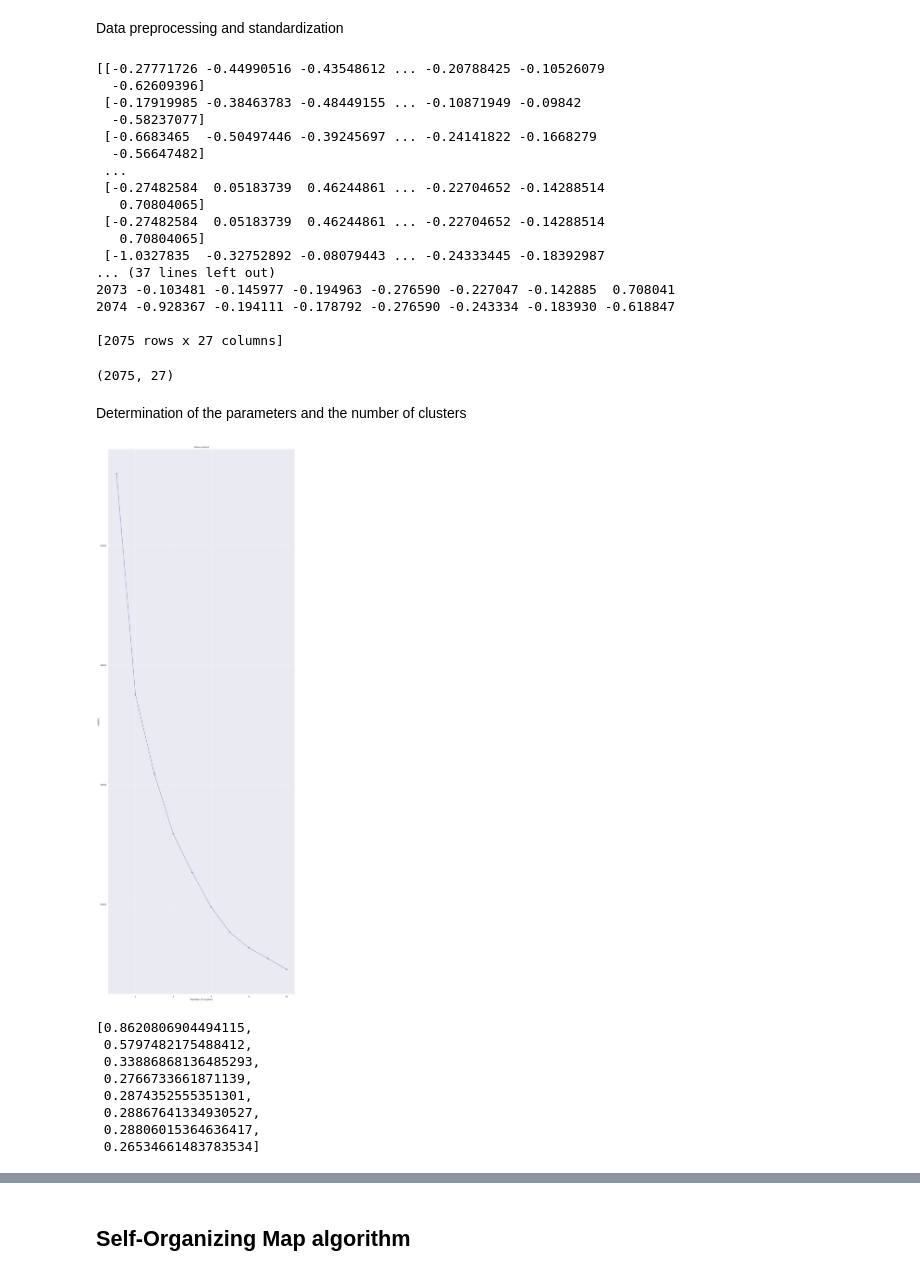
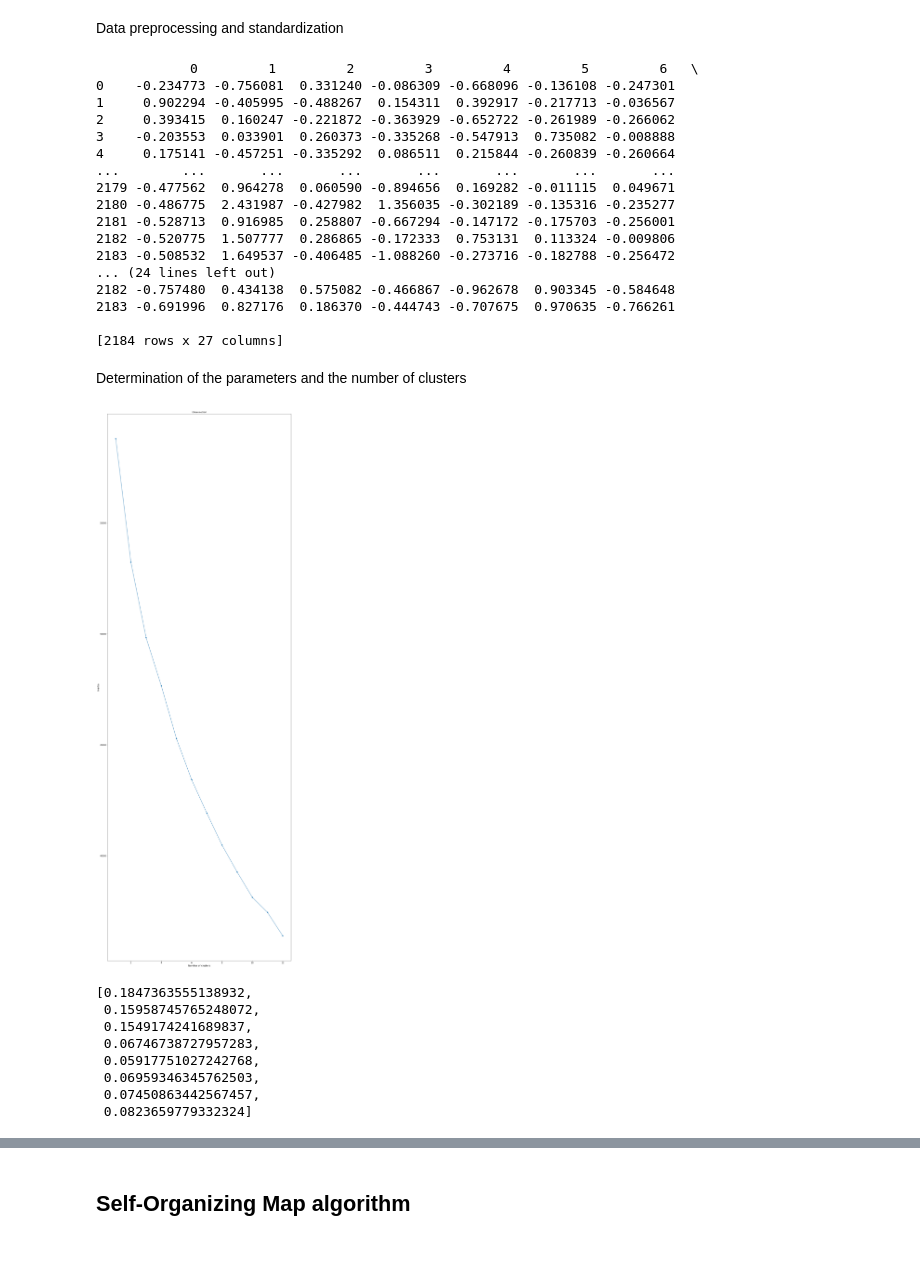
Before and after one commit to axellebersier/Urban_data_mining, a Jupyter notebook: Data_description_2020.ipynb, the cells around one changed output, grey strips where cells are left out. Drawn from its saved outputs; the diff is of its cells as text; code cells hidden in the pictures.

```diff
--- a/Data_description_2020.ipynb
+++ b/Data_description_2020.ipynb
@@ -46,8 +46,8 @@ def save_fig(fig_id, tight_layout=True, fig_extension="png", resolution=300):
 # %%
 import pandas as pd
 
-url_2020 = 'https://github.com/axellebersier/Urban_data_mining/raw/main/Data/c_2020_merged.xlsx'
-df_2020 = pd.read_excel(url_2020, engine='openpyxl')
+url = 'https://github.com/axellebersier/Urban_data_mining/blob/main/Data/data_2020_finale.xlsx?raw=true'
+df_2020 = pd.read_excel(url)
 # %% [markdown]
 
 ##Data Description 2020
@@ -88,0 +91,4 @@ weights_pop = df_2020.iloc[:, 8].tolist()  # extract the ninth column as weights
+# %%
+print(df_2020.columns)
+df_2020.drop('Population', axis=1, inplace=True)
+df_2020.drop('surface_polygone', axis=1, inplace=True)
@@ -99,2 +127,3 @@ df_2020.head()
 # %%
-df_2020 =  df_2020.iloc[:,2:29]
+df_2020 =  df_2020.iloc[:,2:]
+df_2020
@@ -152,69 +176,68 @@ from sklearn.preprocessing import StandardScaler
 Data preprocessing and standardization
 # %%
 from sklearn.preprocessing import StandardScaler
+nostdf_2020 = df_2020
 scaler = StandardScaler()
-stdf_2020 = scaler.fit_transform(stdf_2020)
-print(stdf_2020)
+stdf_2020 = scaler.fit_transform(df_2020)
 df_2020 = pd.DataFrame(stdf_2020)
 print(df_2020)
-df_2020.to_csv('data_standardized', index = False, sep='\t')
-df_2020.shape
 # %% [output]
-[[-0.27771726 -0.44990516 -0.43548612 ... -0.20788425 -0.10526079
-  -0.62609396]
- [-0.17919985 -0.38463783 -0.48449155 ... -0.10871949 -0.09842
-  -0.58237077]
- [-0.6683465  -0.50497446 -0.39245697 ... -0.24141822 -0.1668279
-  -0.56647482]
- ...
- [-0.27482584  0.05183739  0.46244861 ... -0.22704652 -0.14288514
-   0.70804065]
- [-0.27482584  0.05183739  0.46244861 ... -0.22704652 -0.14288514
-   0.70804065]
- [-1.0327835  -0.32752892 -0.08079443 ... -0.24333445 -0.18392987
-... (37 lines left out)
-2073 -0.103481 -0.145977 -0.194963 -0.276590 -0.227047 -0.142885  0.708041
-2074 -0.928367 -0.194111 -0.178792 -0.276590 -0.243334 -0.183930 -0.618847
+            0         1         2         3         4         5         6   \
+0    -0.234773 -0.756081  0.331240 -0.086309 -0.668096 -0.136108 -0.247301
+1     0.902294 -0.405995 -0.488267  0.154311  0.392917 -0.217713 -0.036567
+2     0.393415  0.160247 -0.221872 -0.363929 -0.652722 -0.261989 -0.266062
+3    -0.203553  0.033901  0.260373 -0.335268 -0.547913  0.735082 -0.008888
+4     0.175141 -0.457251 -0.335292  0.086511  0.215844 -0.260839 -0.260664
+...        ...       ...       ...       ...       ...       ...       ...
+2179 -0.477562  0.964278  0.060590 -0.894656  0.169282 -0.011115  0.049671
+2180 -0.486775  2.431987 -0.427982  1.356035 -0.302189 -0.135316 -0.235277
+2181 -0.528713  0.916985  0.258807 -0.667294 -0.147172 -0.175703 -0.256001
+2182 -0.520775  1.507777  0.286865 -0.172333  0.753131  0.113324 -0.009806
+2183 -0.508532  1.649537 -0.406485 -1.088260 -0.273716 -0.182788 -0.256472
+... (24 lines left out)
+2182 -0.757480  0.434138  0.575082 -0.466867 -0.962678  0.903345 -0.584648
+2183 -0.691996  0.827176  0.186370 -0.444743 -0.707675  0.970635 -0.766261
 
-[2075 rows x 27 columns]
+[2184 rows x 27 columns]
-(2075, 27)
 # %% [markdown]
 Determination of the parameters and the number of clusters
 # %%
 from sklearn.cluster import KMeans
 
+df_2020 = np.nan_to_num(df_2020, nan=0)
 
 inertias = []
 
-for i in range(1,11):
+for i in range(1,13):
     kmeans = KMeans(n_clusters=i)
-    kmeans.fit(stdf_2020)
+    kmeans.fit(df_2020)
     inertias.append(kmeans.inertia_)
 
-plt.plot(range(1,11), inertias, marker='o')
+plt.plot(range(1,13), inertias, marker='o')
 plt.title('Elbow method')
 plt.xlabel('Number of clusters')
 plt.ylabel('Inertia')
 plt.show()
+plt.rcParams["figure.figsize"] = (10,10)
 # %% [output]
-[figure, old version]
+[figure, new version]
 # %%
 silhouette_ann= []
 for num_clusters in range(2,10):
   # initialise kmeans
   kmeans = KMeans(num_clusters)
-  kmeans.fit(stdf_2020)
+  kmeans.fit(df_2020)
   cluster_labels = kmeans.labels_
 
 # silhouette score
-  silhouette_ann.append(silhouette_score(stdf_2020, cluster_labels))
+  silhouette_ann.append(silhouette_score(df_2020, cluster_labels))
 silhouette_ann
 # %% [output]
-[0.8620806904494115,
- 0.5797482175488412,
- 0.33886868136485293,
- 0.2766733661871139,
- 0.2874352555351301,
- 0.28867641334930527,
- 0.28806015364636417,
- 0.26534661483783534]
+[0.1847363555138932,
+ 0.15958745765248072,
+ 0.1549174241689837,
+ 0.06746738727957283,
+ 0.05917751027242768,
+ 0.06959346345762503,
+ 0.07450863442567457,
+ 0.0823659779332324]
```
Also changed, not shown: parts of 40 cells of this notebook.
